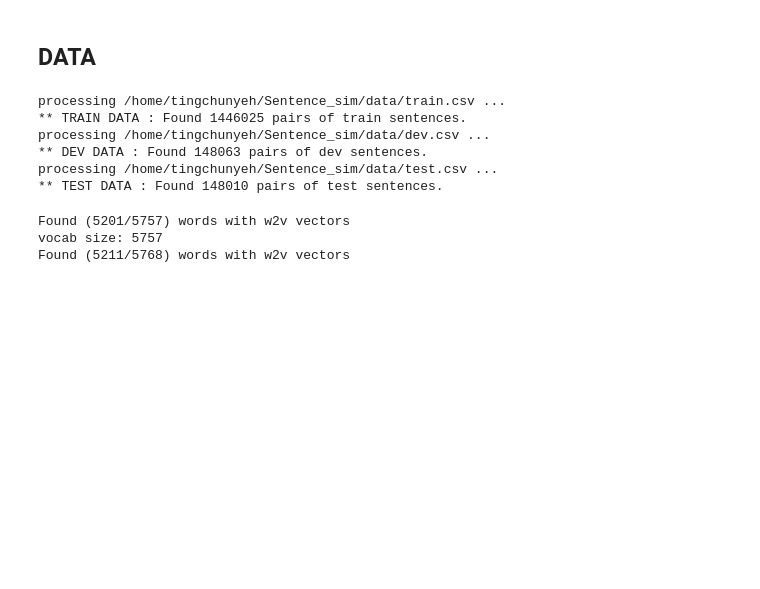
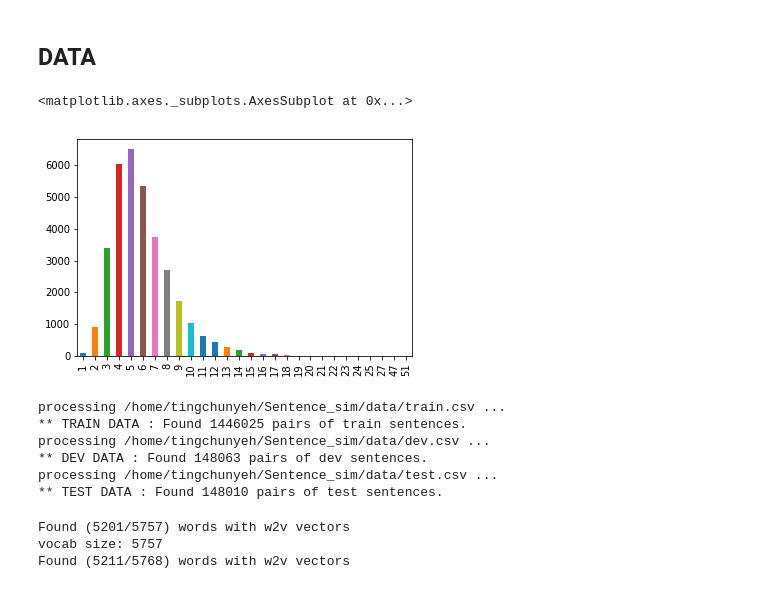
Before and after one commit to tingchunyeh/Sentence_Pairs_Sim, a Jupyter notebook: Models_Evaluation.ipynb, the cells around one changed output. Drawn from its saved outputs; the diff is of its cells as text; code cells hidden in the pictures; blank space fills up the shorter version.

```diff
--- a/Models_Evaluation.ipynb
+++ b/Models_Evaluation.ipynb
@@ -24,6 +24,13 @@ if os.path.exists(kb_file):
 else:
     kb_question = read_kb(data_path)
     kb_question.to_csv(kb_file , index=False, encoding='utf-8-sig')
+# %%
+kb_question['n_tokens'] = kb_question['question'].apply(lambda x: len(x.strip().split()))
+# %%
+kb_question['n_tokens'].value_counts().sort_index().plot(kind='bar')
+# %% [output]
+<matplotlib.axes._subplots.AxesSubplot at 0x...>
+[figure, added]
 # %%
 # display(kb_question.sample(n=100))
 # %%
```
Also changed, not shown: parts of 38 cells of this notebook, 4 other files.
